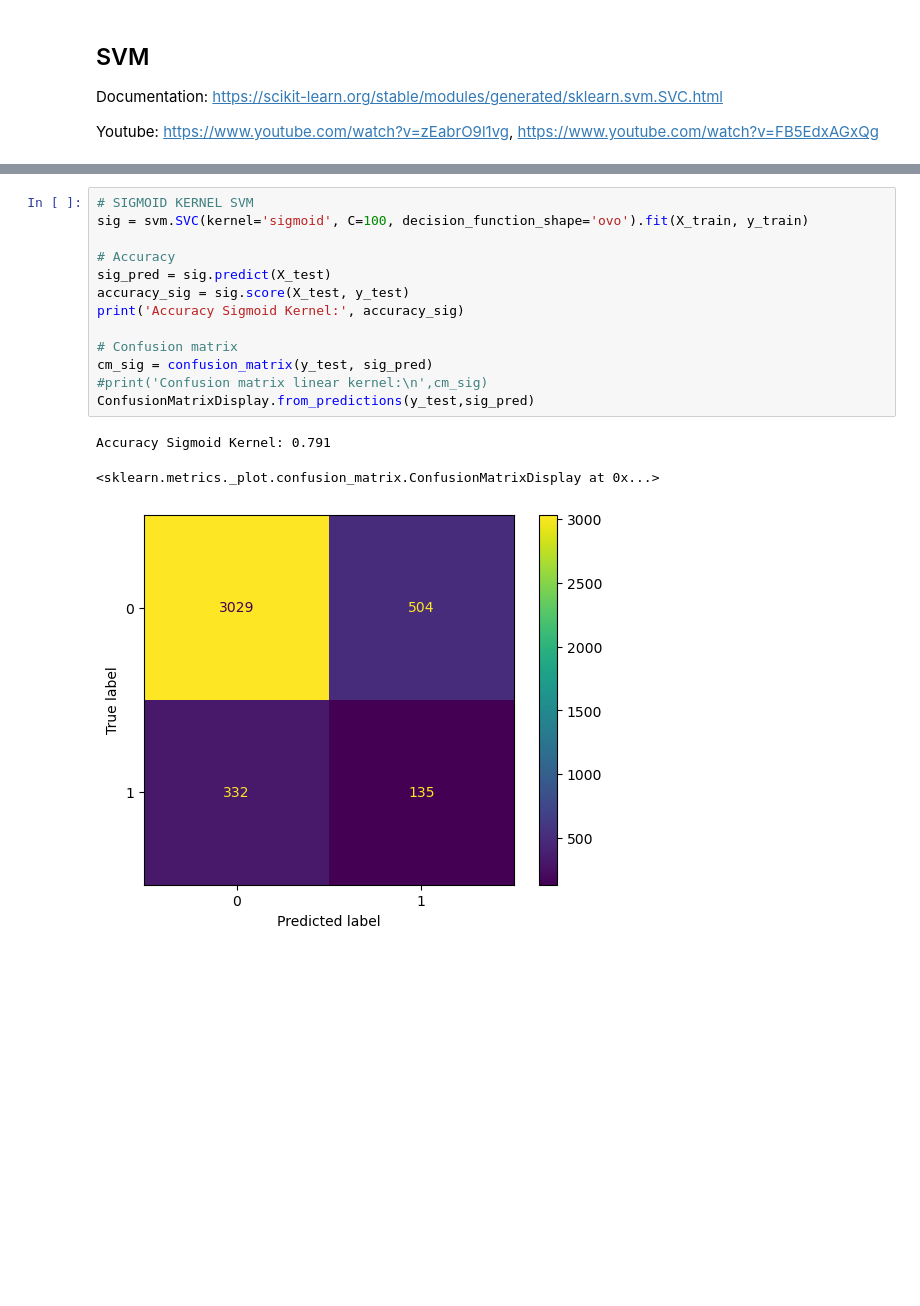
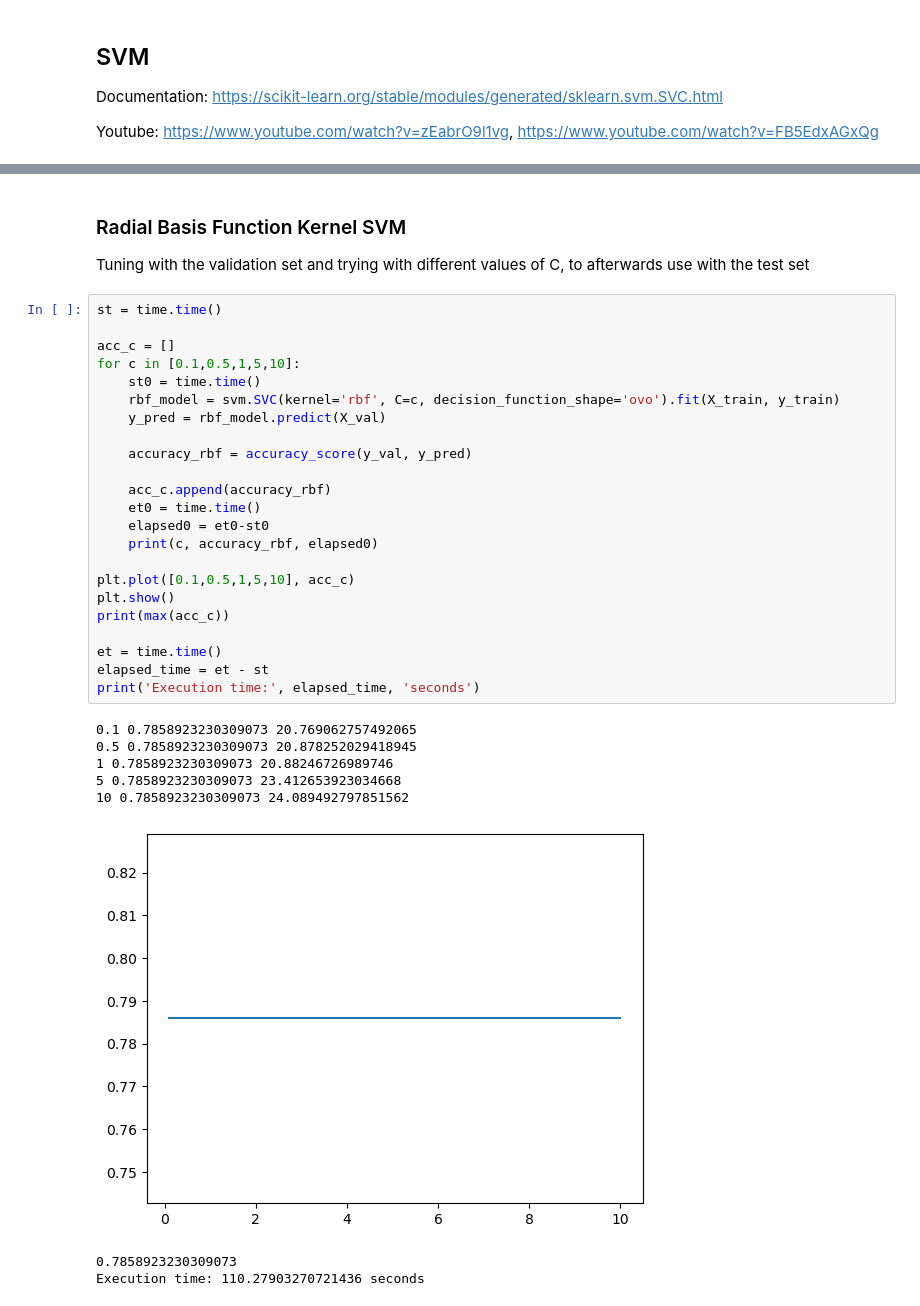
Before and after one commit to fredrikSveen/MALIS_project, a Jupyter notebook: ML_fun.ipynb, the cells around one changed output, grey strips where cells are left out. Saved outputs shown, nothing was run; the diff lists cells and outputs as text; blank space fills up the shorter version.

```diff
--- a/ML_fun.ipynb
+++ b/ML_fun.ipynb
@@ -85,19 +147,37 @@ Accuracy Linear Kernel: 0.88325
-# %%
-# SIGMOID KERNEL SVM
-sig = svm.SVC(kernel='sigmoid', C=100, decision_function_shape='ovo').fit(X_train, y_train)
-
-# Accuracy
-sig_pred = sig.predict(X_test)
-accuracy_sig = sig.score(X_test, y_test)
-print('Accuracy Sigmoid Kernel:', accuracy_sig)
-
-# Confusion matrix
-cm_sig = confusion_matrix(y_test, sig_pred)
-#print('Confusion matrix linear kernel:\n',cm_sig)
-ConfusionMatrixDisplay.from_predictions(y_test,sig_pred)
-# %% [output]
-Accuracy Sigmoid Kernel: 0.791
-<sklearn.metrics._plot.confusion_matrix.ConfusionMatrixDisplay at 0x...>
-[figure, removed]
+# %% [markdown]
+### Radial Basis Function Kernel SVM
+Tuning with the validation set and trying with different values of C, to afterwards use with the test set
+# %%
+st = time.time()
+
+acc_c = []
+for c in [0.1,0.5,1,5,10]:
+    st0 = time.time()
+    rbf_model = svm.SVC(kernel='rbf', C=c, decision_function_shape='ovo').fit(X_train, y_train)
+    y_pred = rbf_model.predict(X_val)
+
+    accuracy_rbf = accuracy_score(y_val, y_pred)
+
+    acc_c.append(accuracy_rbf)
+    et0 = time.time()
+    elapsed0 = et0-st0
+    print(c, accuracy_rbf, elapsed0)
+
+plt.plot([0.1,0.5,1,5,10], acc_c)
+plt.show()
+print(max(acc_c))
+
+et = time.time()
+elapsed_time = et - st
+print('Execution time:', elapsed_time, 'seconds')
+# %% [output]
+0.1 0.7858923230309073 20.769062757492065
+0.5 0.7858923230309073 20.878252029418945
+1 0.7858923230309073 20.88246726989746
+5 0.7858923230309073 23.412653923034668
+10 0.7858923230309073 24.089492797851562
+[figure, added]
+0.7858923230309073
+Execution time: 110.27903270721436 seconds
 # %%
 # RBF
```
Also changed, not shown: parts of 11 cells of this notebook, 6 other files.
